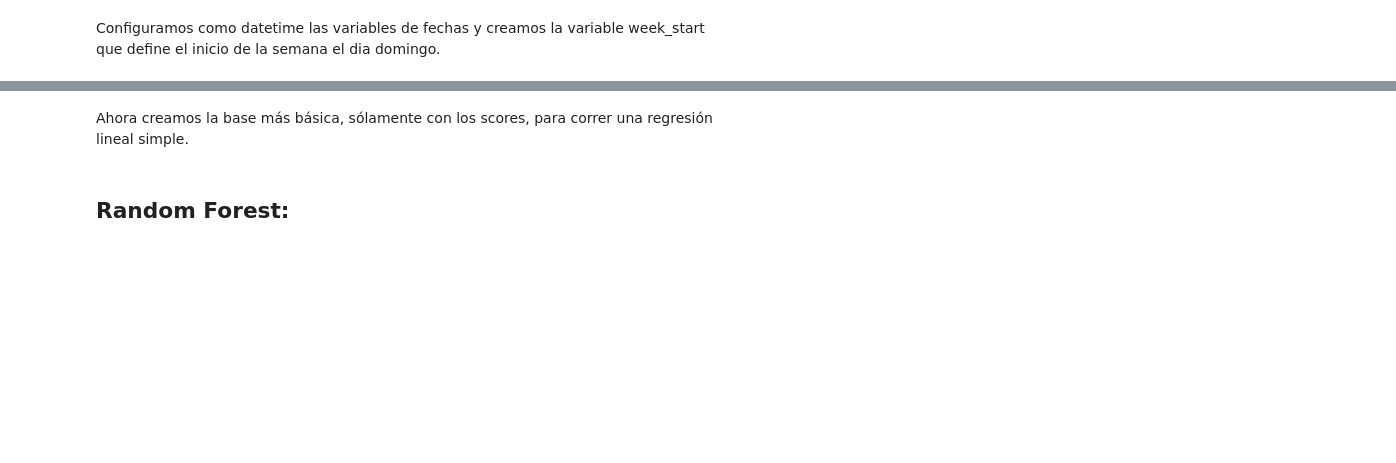
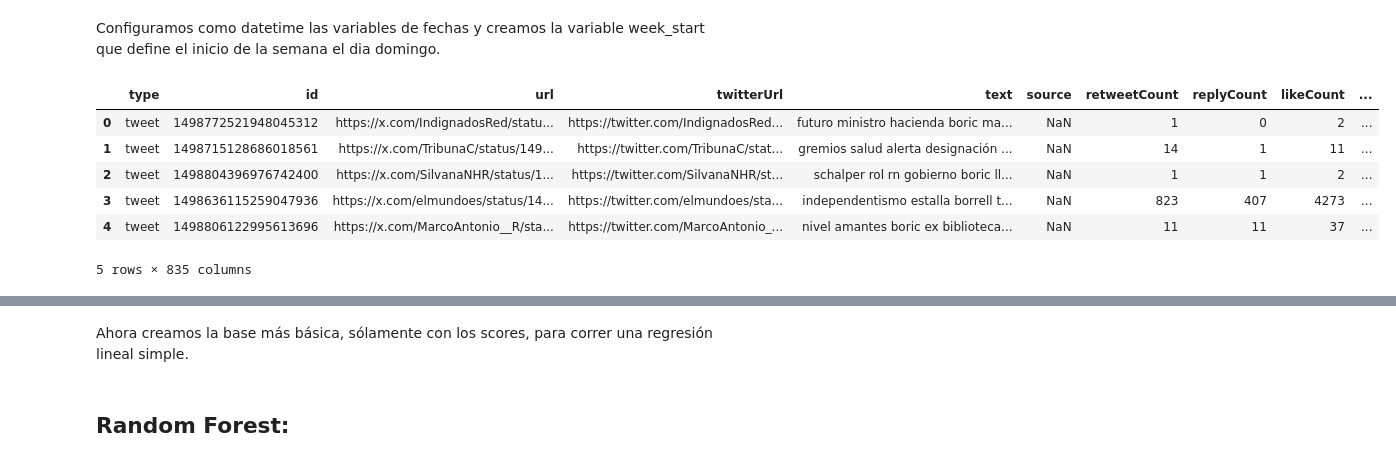
Before and after one commit to PolloDK/FK01-Encuestas, a Jupyter notebook: notebooks/basic_models_daily.ipynb, the cells around one changed output, grey strips where cells are left out. Drawn from its saved outputs; the diff is of its cells as text; code cells hidden in the pictures; blank space fills up the shorter version.

```diff
--- a/notebooks/basic_models_daily.ipynb
+++ b/notebooks/basic_models_daily.ipynb
@@ -62,3 +79,13 @@ df_final = df_final.dropna()
+# %%
+df_final.head()
+# %% [output]
+|  | type | id | url | twitterUrl | text | source | retweetCount | replyCount | likeCount | ... |
+| 0 | tweet | 1498772521948045312 | https://x.com/IndignadosRed/statu... | https://twitter.com/IndignadosRed... | futuro ministro hacienda boric ma... | NaN | 1 | 0 | 2 | ... |
+| 1 | tweet | 1498715128686018561 | https://x.com/TribunaC/status/149... | https://twitter.com/TribunaC/stat... | gremios salud alerta designación ... | NaN | 14 | 1 | 11 | ... |
+| 2 | tweet | 1498804396976742400 | https://x.com/SilvanaNHR/status/1... | https://twitter.com/SilvanaNHR/st... | schalper rol rn gobierno boric ll... | NaN | 1 | 1 | 2 | ... |
+| 3 | tweet | 1498636115259047936 | https://x.com/elmundoes/status/14... | https://twitter.com/elmundoes/sta... | independentismo estalla borrell t... | NaN | 823 | 407 | 4273 | ... |
+| 4 | tweet | 1498806122995613696 | https://x.com/MarcoAntonio__R/sta... | https://twitter.com/MarcoAntonio_... | nivel amantes boric ex biblioteca... | NaN | 11 | 11 | 37 | ... |
+5 rows × 835 columns
 # %%
 cols_to_scale = ['retweetCount', 'replyCount', 'likeCount', 'quoteCount']
 scaler = MinMaxScaler()
```
Also changed, not shown: parts of 19 cells of this notebook, 7 other files.
